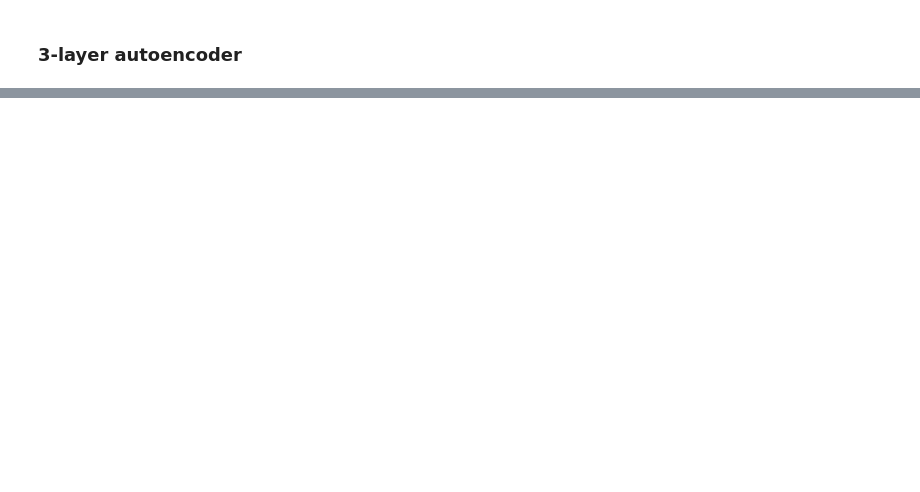
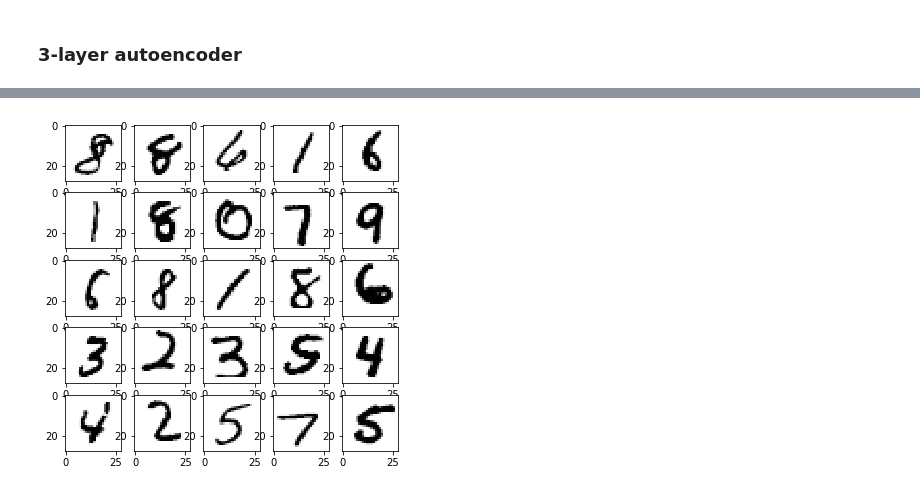
Before and after one commit to Sundry4/Darin_project, a Jupyter notebook: labs/lab-2.ipynb, the cells around one changed output, grey strips where cells are left out. Drawn from its saved outputs; the diff is of its cells as text; code cells hidden in the pictures; blank space fills up the shorter version.

```diff
--- a/labs/lab-2.ipynb
+++ b/labs/lab-2.ipynb
@@ -583 +642,10 @@ for i in range(epoch):
+# %%
+fig = plt.figure(figsize=(6, 6))
+data, target = next(iter(dataloader))
+for i in range(25):
+    fig.add_subplot(5, 5, i + 1)
+    plt.imshow(data[i].reshape(28, 28), cmap='Greys')
+plt.show()
+# %% [output]
+[figure, added]
 # %%
```
Also changed, not shown: parts of 11 cells of this notebook, 1 other file.
